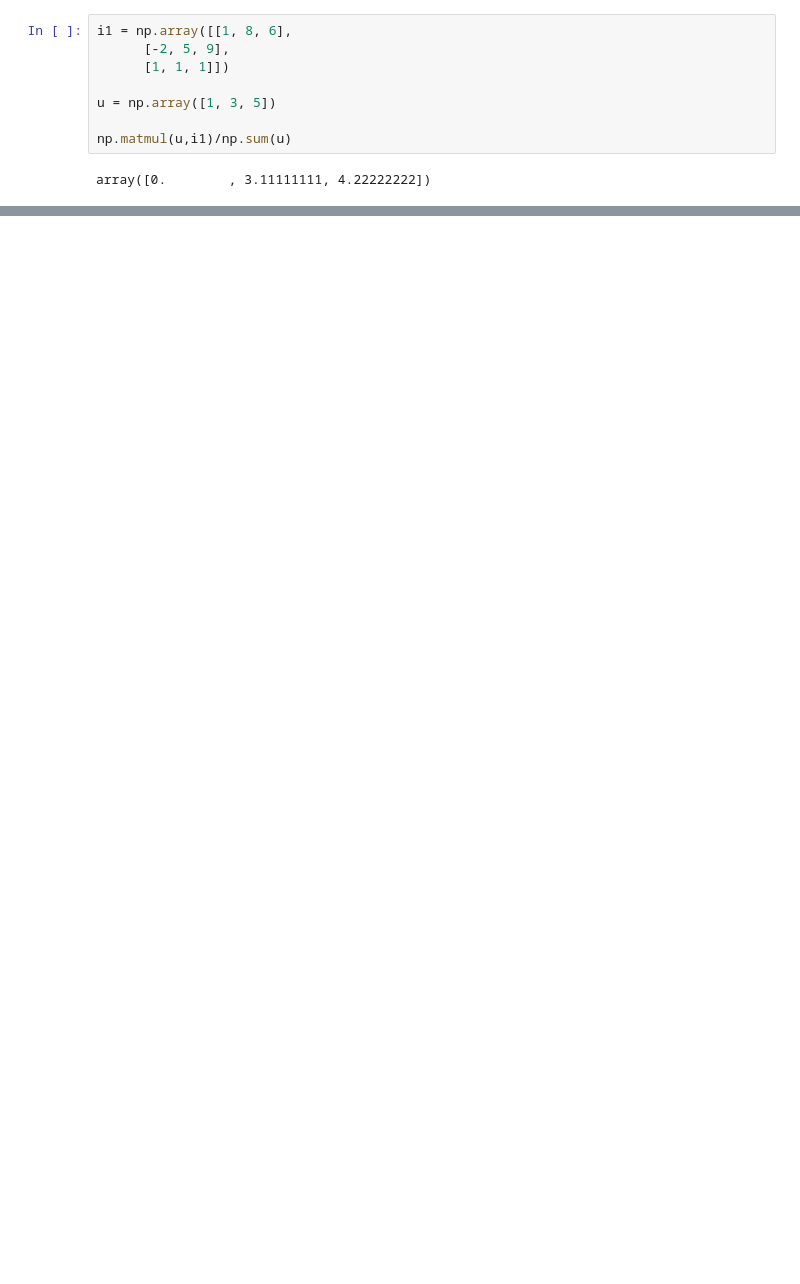
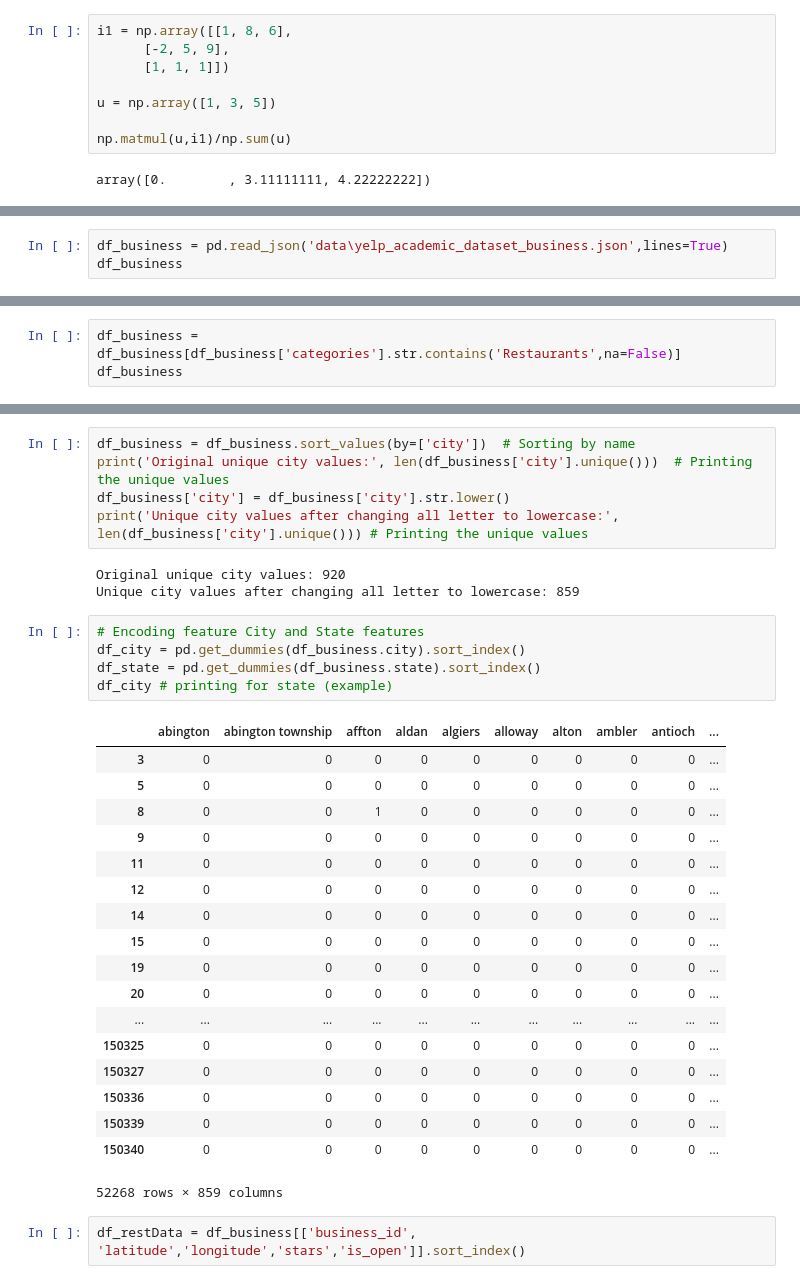
Before and after one commit to pouyakhooshabi/Recommender-System-Design, a Jupyter notebook: Recommendation System Yelp_practice.ipynb, the cells around one changed output, grey strips where cells are left out. Drawn from its saved outputs; the diff is of its cells as text; blank space fills up the shorter version.

```diff
--- a/Recommendation System Yelp_practice.ipynb
+++ b/Recommendation System Yelp_practice.ipynb
@@ -453,0 +517,3 @@ array([0.        , 3.11111111, 4.22222222])
+# %%
+df_business = pd.read_json('data\yelp_academic_dataset_business.json',lines=True)
+df_business
@@ -453,0 +539,3 @@ array([0.        , 3.11111111, 4.22222222])
+# %%
+df_business = df_business[df_business['categories'].str.contains('Restaurants',na=False)]
+df_business
@@ -453,0 +594,34 @@ array([0.        , 3.11111111, 4.22222222])
+# %%
+df_business = df_business.sort_values(by=['city'])  # Sorting by name
+print('Original unique city values:', len(df_business['city'].unique()))  # Printing the unique values
+df_business['city'] = df_business['city'].str.lower()
+print('Unique city values after changing all letter to lowercase:', len(df_business['city'].unique())) # Printing the unique values
+# %% [output]
+Original unique city values: 920
+Unique city values after changing all letter to lowercase: 859
+# %%
+# Encoding feature City and State features
+df_city = pd.get_dummies(df_business.city).sort_index()
+df_state = pd.get_dummies(df_business.state).sort_index()
+df_city # printing for state (example)
+# %% [output]
+|  | abington | abington township | affton | aldan | algiers | alloway | alton | ambler | antioch | ... |
+| 3 | 0 | 0 | 0 | 0 | 0 | 0 | 0 | 0 | 0 | ... |
+| 5 | 0 | 0 | 0 | 0 | 0 | 0 | 0 | 0 | 0 | ... |
+| 8 | 0 | 0 | 1 | 0 | 0 | 0 | 0 | 0 | 0 | ... |
+| 9 | 0 | 0 | 0 | 0 | 0 | 0 | 0 | 0 | 0 | ... |
+| 11 | 0 | 0 | 0 | 0 | 0 | 0 | 0 | 0 | 0 | ... |
+| 12 | 0 | 0 | 0 | 0 | 0 | 0 | 0 | 0 | 0 | ... |
+| 14 | 0 | 0 | 0 | 0 | 0 | 0 | 0 | 0 | 0 | ... |
+| 15 | 0 | 0 | 0 | 0 | 0 | 0 | 0 | 0 | 0 | ... |
+| 19 | 0 | 0 | 0 | 0 | 0 | 0 | 0 | 0 | 0 | ... |
+| 20 | 0 | 0 | 0 | 0 | 0 | 0 | 0 | 0 | 0 | ... |
+| ... | ... | ... | ... | ... | ... | ... | ... | ... | ... | ... |
+| 150325 | 0 | 0 | 0 | 0 | 0 | 0 | 0 | 0 | 0 | ... |
+| 150327 | 0 | 0 | 0 | 0 | 0 | 0 | 0 | 0 | 0 | ... |
+| 150336 | 0 | 0 | 0 | 0 | 0 | 0 | 0 | 0 | 0 | ... |
+| 150339 | 0 | 0 | 0 | 0 | 0 | 0 | 0 | 0 | 0 | ... |
+| 150340 | 0 | 0 | 0 | 0 | 0 | 0 | 0 | 0 | 0 | ... |
+52268 rows × 859 columns
+# %%
+df_restData = df_business[['business_id', 'latitude','longitude','stars','is_open']].sort_index()
```
Also changed, not shown: parts of 25 cells of this notebook.
